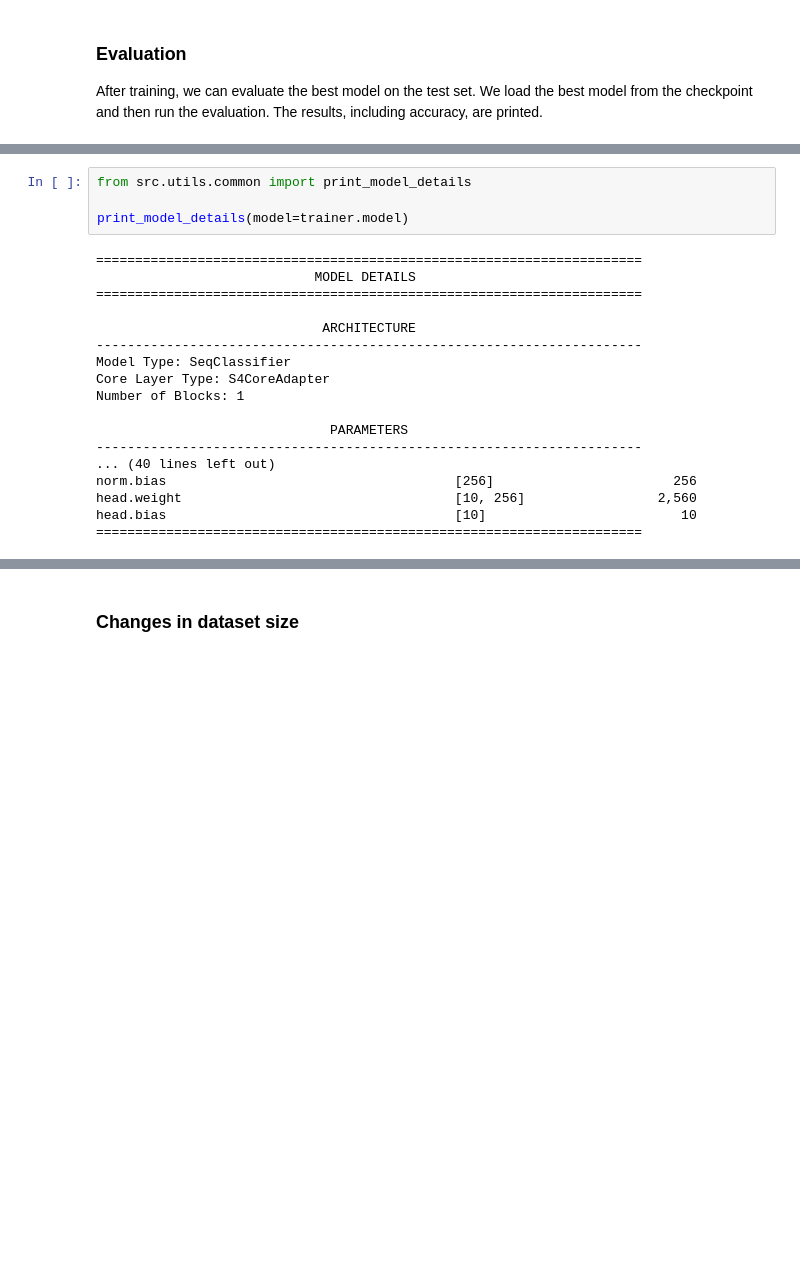
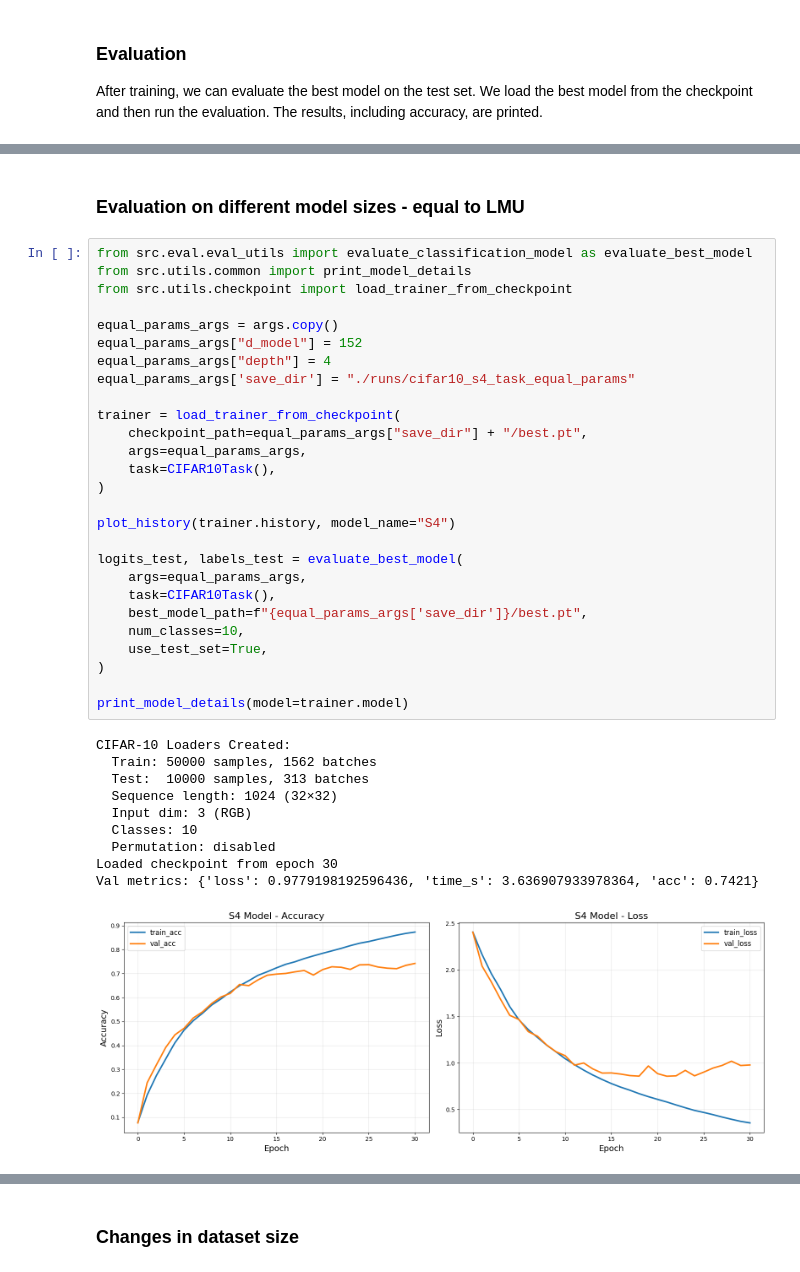
Before and after one commit to galbar8/LMU_S4, a Jupyter notebook: src/notebooks/cifar10/cifar10_s4.ipynb, the cells around one changed output, grey strips where cells are left out. Drawn from its saved outputs; the diff is of its cells as text; blank space fills up the shorter version.

```diff
--- a/src/notebooks/cifar10/cifar10_s4.ipynb
+++ b/src/notebooks/cifar10/cifar10_s4.ipynb
@@ -173,25 +176,43 @@ CIFAR-10 Loaders Created:
 09. class_6                   : 0.773
 10. class_8                   : 0.791
 [figure]
-# %%
-from src.utils.common import print_model_details
-
-print_model_details(model=trainer.model)
-# %% [output]
-======================================================================
-                            MODEL DETAILS
-======================================================================
-
-                             ARCHITECTURE
-----------------------------------------------------------------------
-Model Type: SeqClassifier
-Core Layer Type: S4CoreAdapter
-Number of Blocks: 1
-
-                              PARAMETERS
-----------------------------------------------------------------------
-... (40 lines left out)
-norm.bias                                     [256]                       256
-head.weight                                   [10, 256]                 2,560
-head.bias                                     [10]                         10
-======================================================================
+# %% [markdown]
+### Evaluation on different model sizes - equal to LMU
+# %%
+from src.eval.eval_utils import evaluate_classification_model as evaluate_best_model
+from src.utils.common import print_model_details
+from src.utils.checkpoint import load_trainer_from_checkpoint
+
+equal_params_args = args.copy()
+equal_params_args["d_model"] = 152
+equal_params_args["depth"] = 4
+equal_params_args['save_dir'] = "./runs/cifar10_s4_task_equal_params"
+
+trainer = load_trainer_from_checkpoint(
+    checkpoint_path=equal_params_args["save_dir"] + "/best.pt",
+    args=equal_params_args,
+    task=CIFAR10Task(),
+)
+
+plot_history(trainer.history, model_name="S4")
+
+logits_test, labels_test = evaluate_best_model(
+    args=equal_params_args,
+    task=CIFAR10Task(),
+    best_model_path=f"{equal_params_args['save_dir']}/best.pt",
+    num_classes=10,
+    use_test_set=True,
+)
+
+print_model_details(model=trainer.model)
+# %% [output]
+CIFAR-10 Loaders Created:
+  Train: 50000 samples, 1562 batches
+  Test:  10000 samples, 313 batches
+  Sequence length: 1024 (32×32)
+  Input dim: 3 (RGB)
+  Classes: 10
+  Permutation: disabled
+Loaded checkpoint from epoch 30
+Val metrics: {'loss': 0.9779198192596436, 'time_s': 3.636907933978364, 'acc': 0.7421}
+[figure, added]
```
Also changed, not shown: parts of 2 cells of this notebook, 27 other files.
